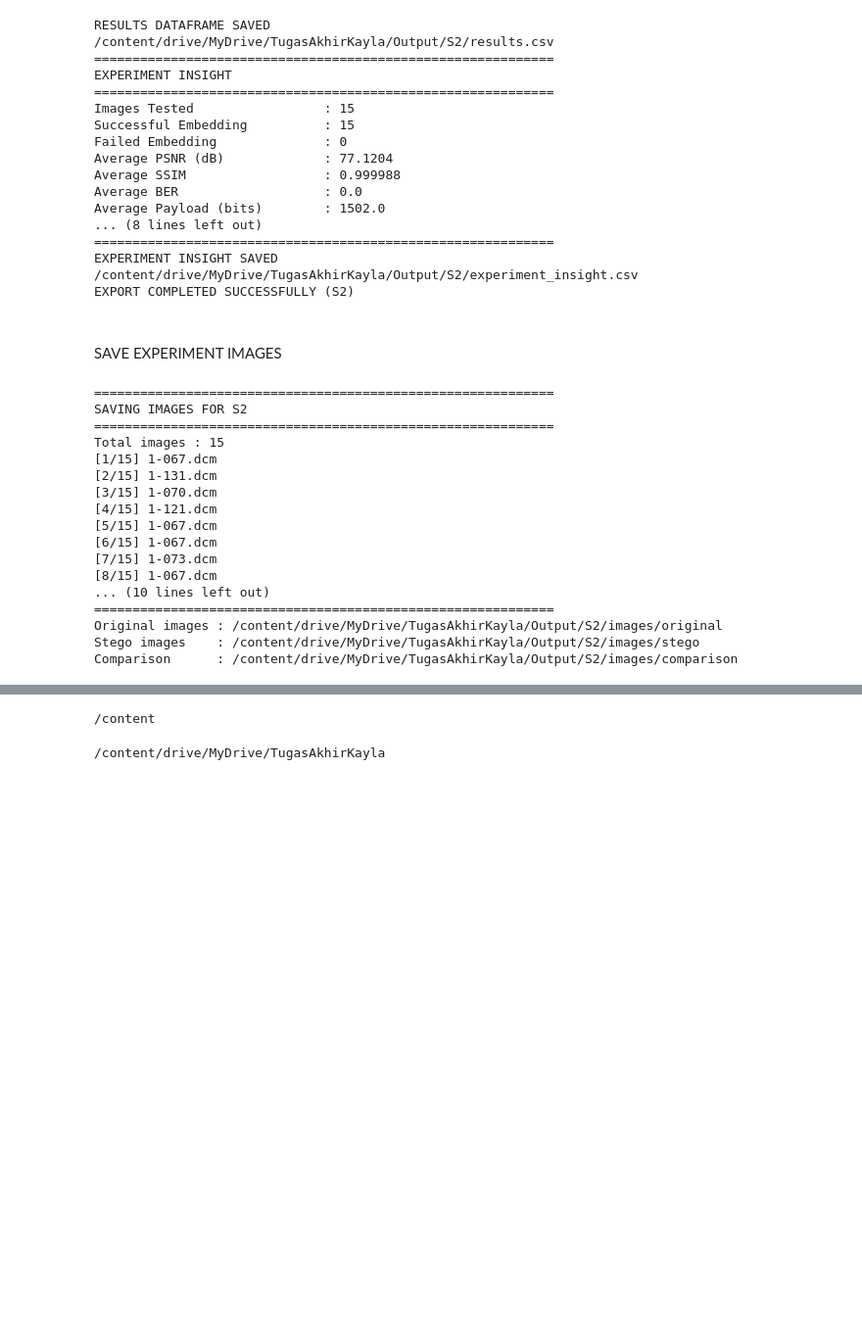
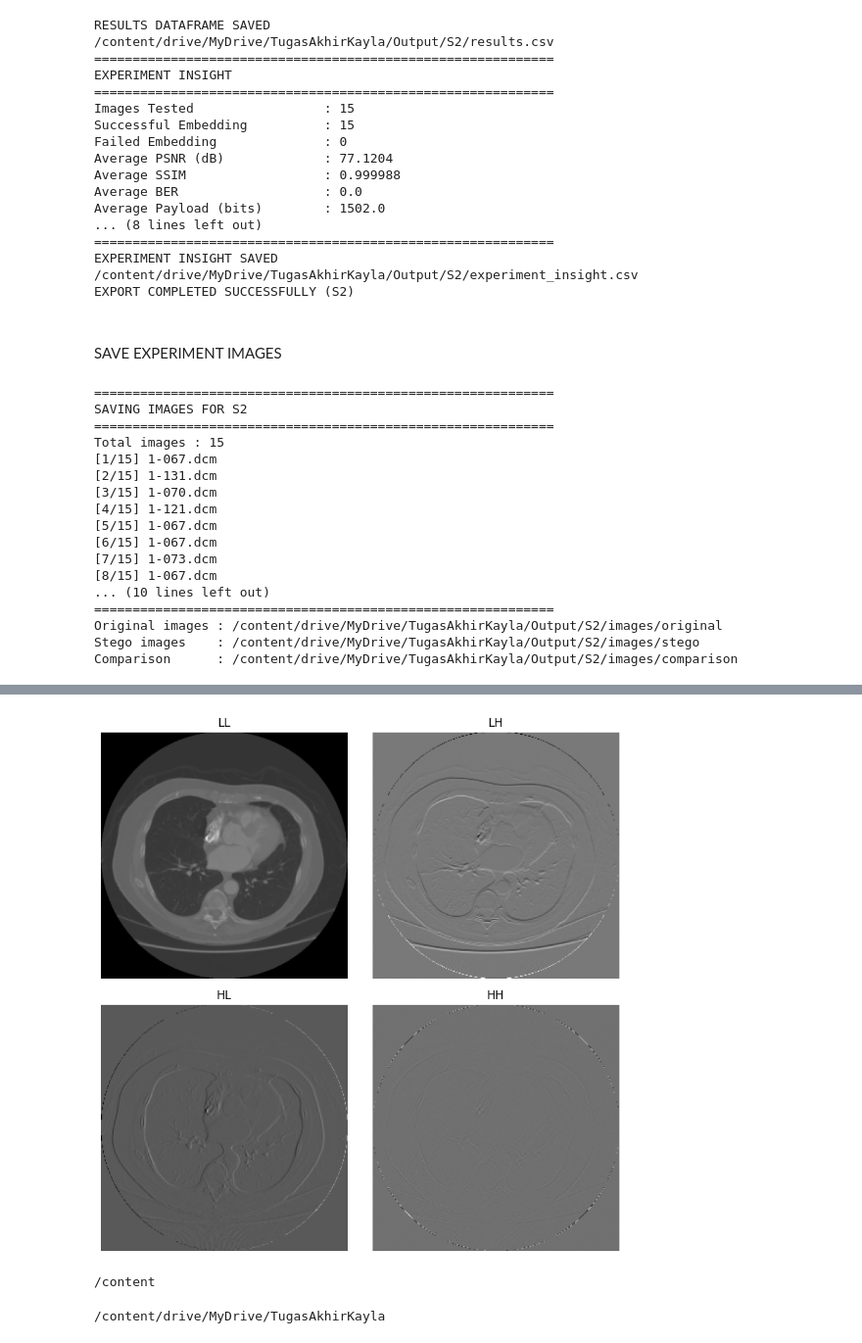
Before and after one commit to Kaylamanda/TugasAkhirKayla, a Jupyter notebook: expbatch.ipynb, the cells around one changed output, grey strips where cells are left out. Shown at 98% size. Drawn from its saved outputs; the diff is of its cells as text; code cells hidden in the pictures; blank space fills up the shorter version.

```diff
--- a/expbatch.ipynb
+++ b/expbatch.ipynb
@@ -1234,3 +1379,72 @@ Comparison      : /content/drive/MyDrive/TugasAkhirKayla/Output/S2/images/compar
+# %%
+# ==========================================================
+# DWT LEVEL-1 DECOMPOSITION VISUALIZATION
+# ==========================================================
+
+# Pilih satu citra
+filepath = selected_files[0]
+
+# Load DICOM
+dataset = preprocessing.load_dicom(filepath)
+
+image = preprocessing.get_pixel_array(dataset)
+
+# Preprocessing
+normalized_image = preprocessing.normalize_image(
+    image
+)
+
+# DWT decomposition
+LL, LH, HL, HH = dwt.dwt_decompose(
+    normalized_image
+)
+
+# ==========================================================
+# DISPLAY FOUR SUBBANDS
+# ==========================================================
+
+fig, axes = plt.subplots(
+    2,
+    2,
+    figsize=(8, 8)
+)
+
+# LL
+axes[0, 0].imshow(
+    LL,
+    cmap="gray"
+)
+axes[0, 0].set_title("LL")
+axes[0, 0].axis("off")
+
+# LH
+axes[0, 1].imshow(
+    LH,
+    cmap="gray"
+)
+axes[0, 1].set_title("LH")
+axes[0, 1].axis("off")
+
+# HL
+axes[1, 0].imshow(
+    HL,
+    cmap="gray"
+)
+axes[1, 0].set_title("HL")
+axes[1, 0].axis("off")
+
+# HH
+axes[1, 1].imshow(
+    HH,
+    cmap="gray"
+)
+axes[1, 1].set_title("HH")
+axes[1, 1].axis("off")
+
+plt.tight_layout()
+plt.show()
+# %% [output]
+[figure, added]
 # %%
 !pwd
 # %% [output]
```
Also changed, not shown: parts of 5 cells of this notebook.
